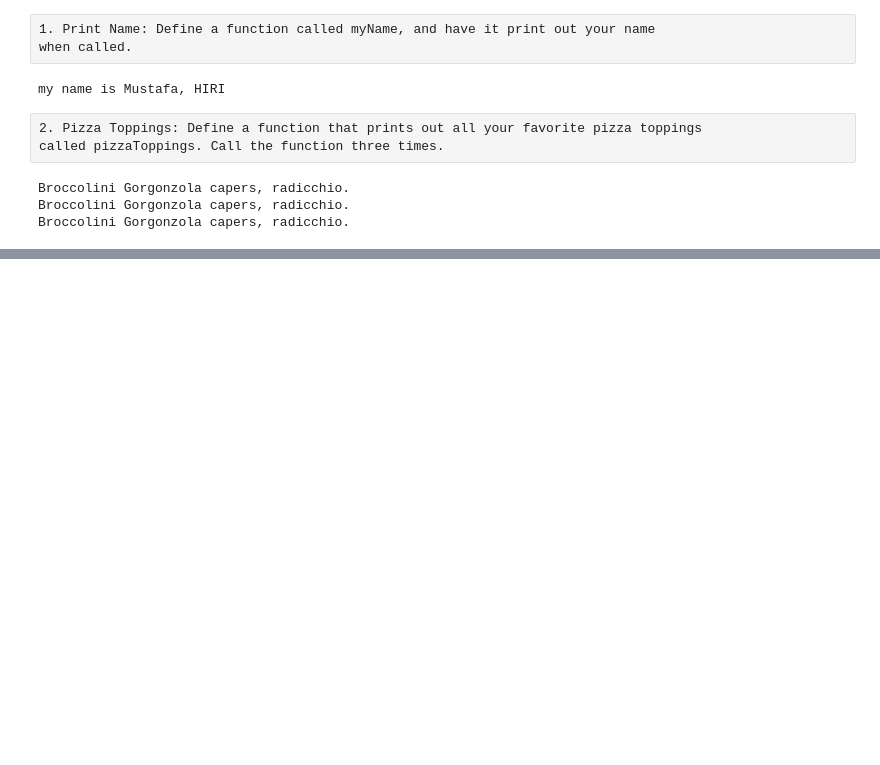
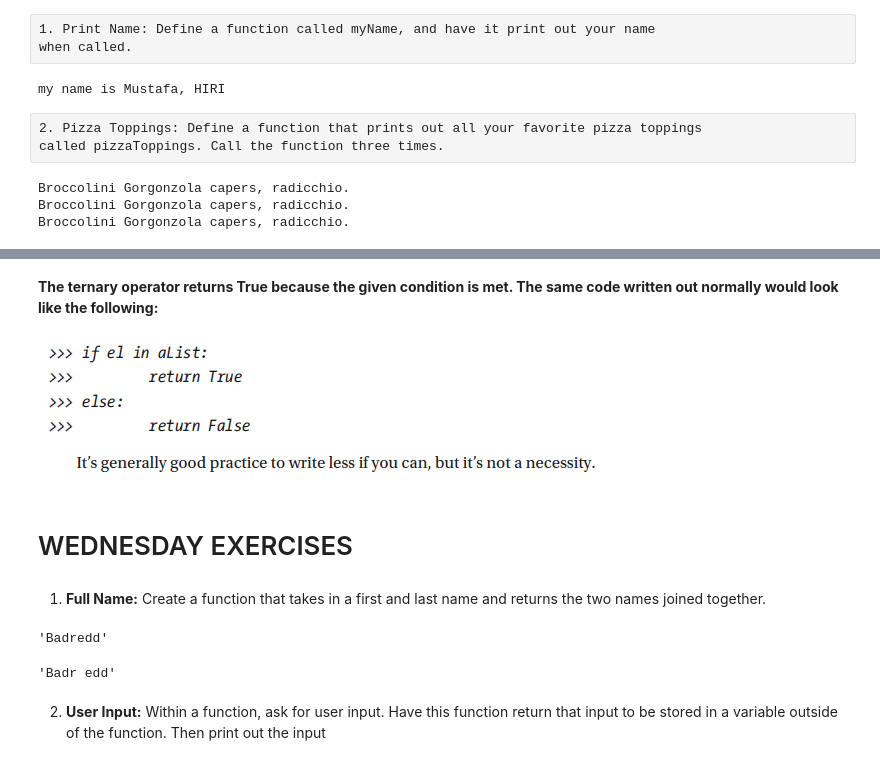
Before and after one commit to python-bootcamp-organization/Python-Bootcamp-101, a Jupyter notebook: Fourth week.ipynb, the cells around one changed output, grey strips where cells are left out. Saved outputs shown, nothing was run; the diff lists cells and outputs as text; code cells hidden in the pictures; blank space fills up the shorter version.

```diff
--- a/Fourth week.ipynb
+++ b/Fourth week.ipynb
@@ -85,0 +312,30 @@ Broccolini Gorgonzola capers, radicchio.
+# %% [markdown]
+**The ternary operator returns True because the given
+condition is met. The same code written out normally would look like the following:**
+# %%
+Image(filename='images_projects/Image_projects_week04d.png')
+# %% [output]
+[figure, added]
+# %% [markdown]
+# WEDNESDAY EXERCISES
+# %% [markdown]
+1. **Full Name:** Create a function that takes in a first and last name and returns the
+two names joined together.
+# %%
+def f_name(first_name, last_name):
+    fullName = first_name + last_name
+    return fullName.title().strip()
+
+f_name('badr', 'edd')
+# %% [output]
+'Badredd'
+# %%
+def f_names(first, last):
+    return first + ' ' + last
+
+f_names('Badr', 'edd')
+# %% [output]
+'Badr edd'
+# %% [markdown]
+2. **User Input:** Within a function, ask for user input. Have this function return that
+ input to be stored in a variable outside of the function. Then print out the input
```
Also changed, not shown: parts of 34 cells of this notebook, 4 other files.
